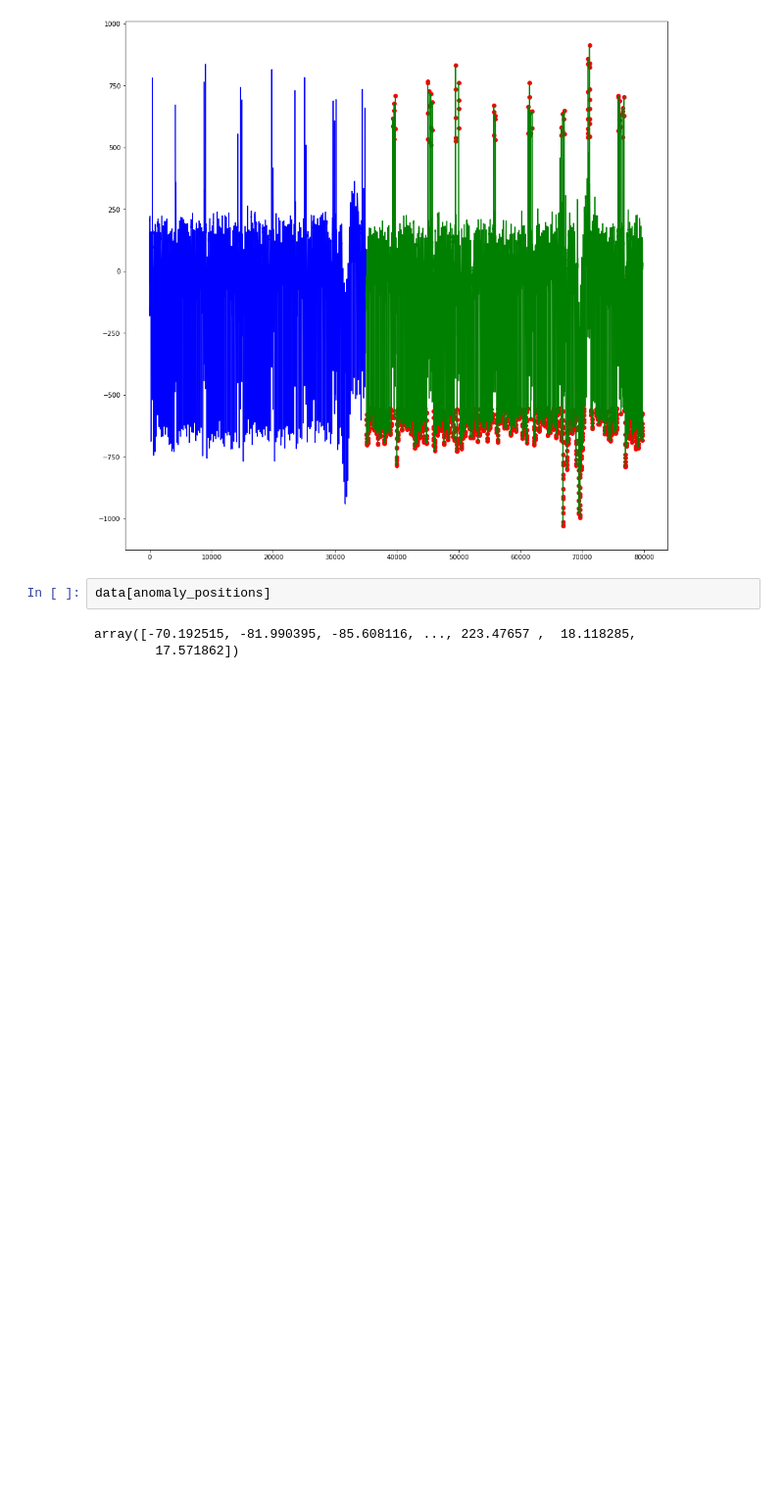
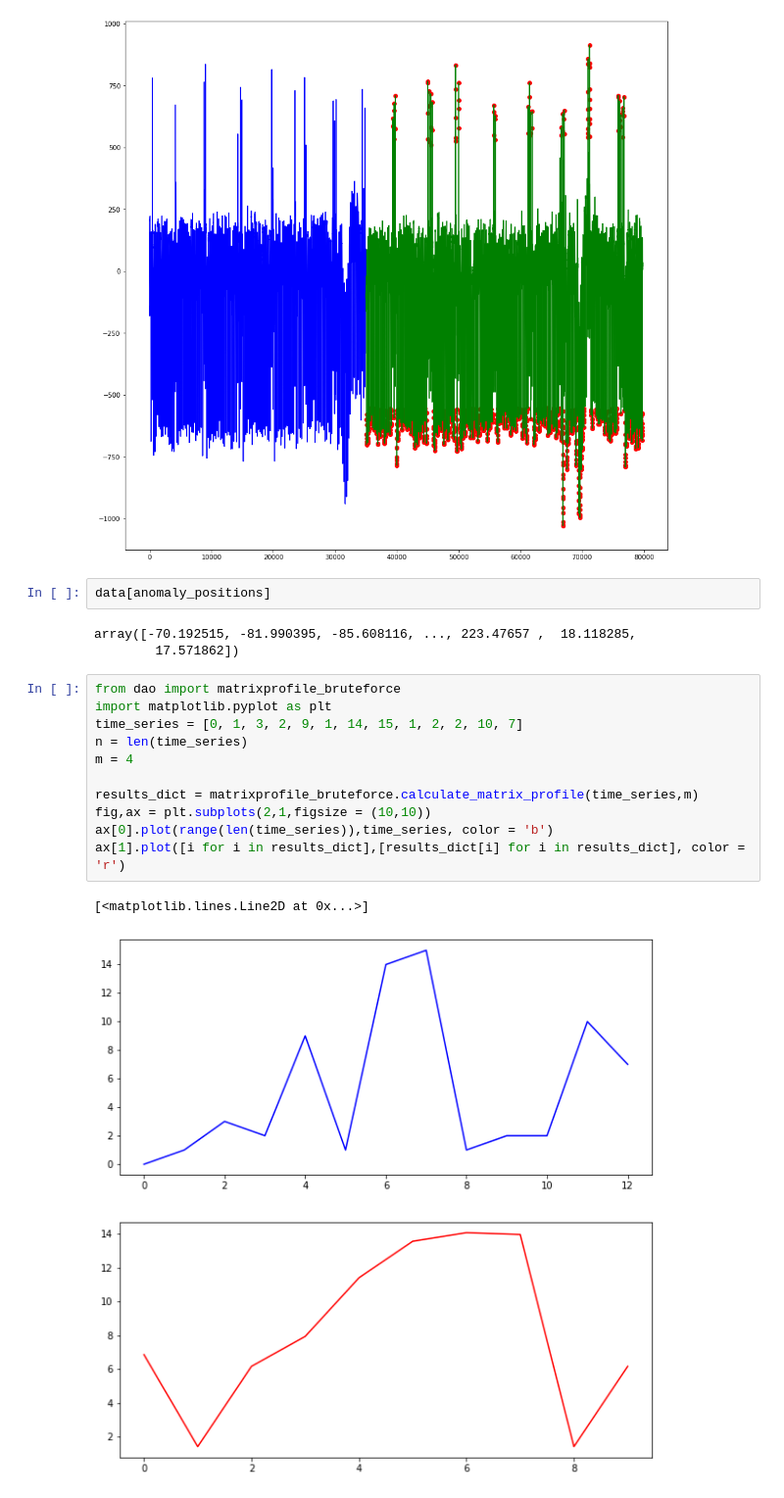
Before and after one commit to Pasindu19970808/Anomaly-Detection-Project, a Jupyter notebook: DataVisualization.ipynb, the cells around one changed output. Shown at 98% size. Saved outputs shown, nothing was run; the diff lists cells and outputs as text; blank space fills up the shorter version.

Commit message:
matrix profile

```diff
--- a/DataVisualization.ipynb
+++ b/DataVisualization.ipynb
@@ -62,3 +62,17 @@ data[anomaly_positions]
 # %% [output]
 array([-70.192515, -81.990395, -85.608116, ..., 223.47657 ,  18.118285,
         17.571862])
+# %%
+from dao import matrixprofile_bruteforce
+import matplotlib.pyplot as plt
+time_series = [0, 1, 3, 2, 9, 1, 14, 15, 1, 2, 2, 10, 7]
+n = len(time_series)
+m = 4
+
+results_dict = matrixprofile_bruteforce.calculate_matrix_profile(time_series,m)
+fig,ax = plt.subplots(2,1,figsize = (10,10))
+ax[0].plot(range(len(time_series)),time_series, color = 'b')
+ax[1].plot([i for i in results_dict],[results_dict[i] for i in results_dict], color = 'r')
+# %% [output]
+[<matplotlib.lines.Line2D at 0x...>]
+[figure, added]
```
Also changed, not shown: parts of 2 cells of this notebook, 3 other files.
